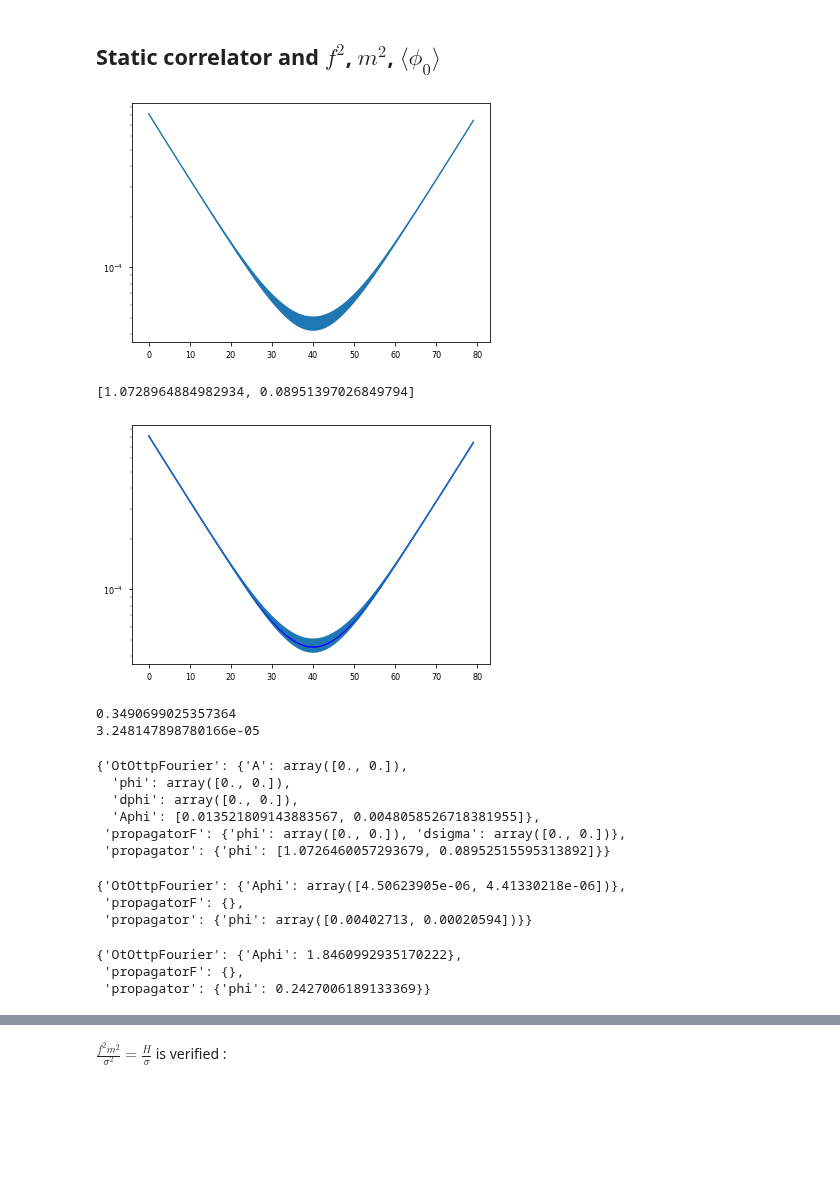
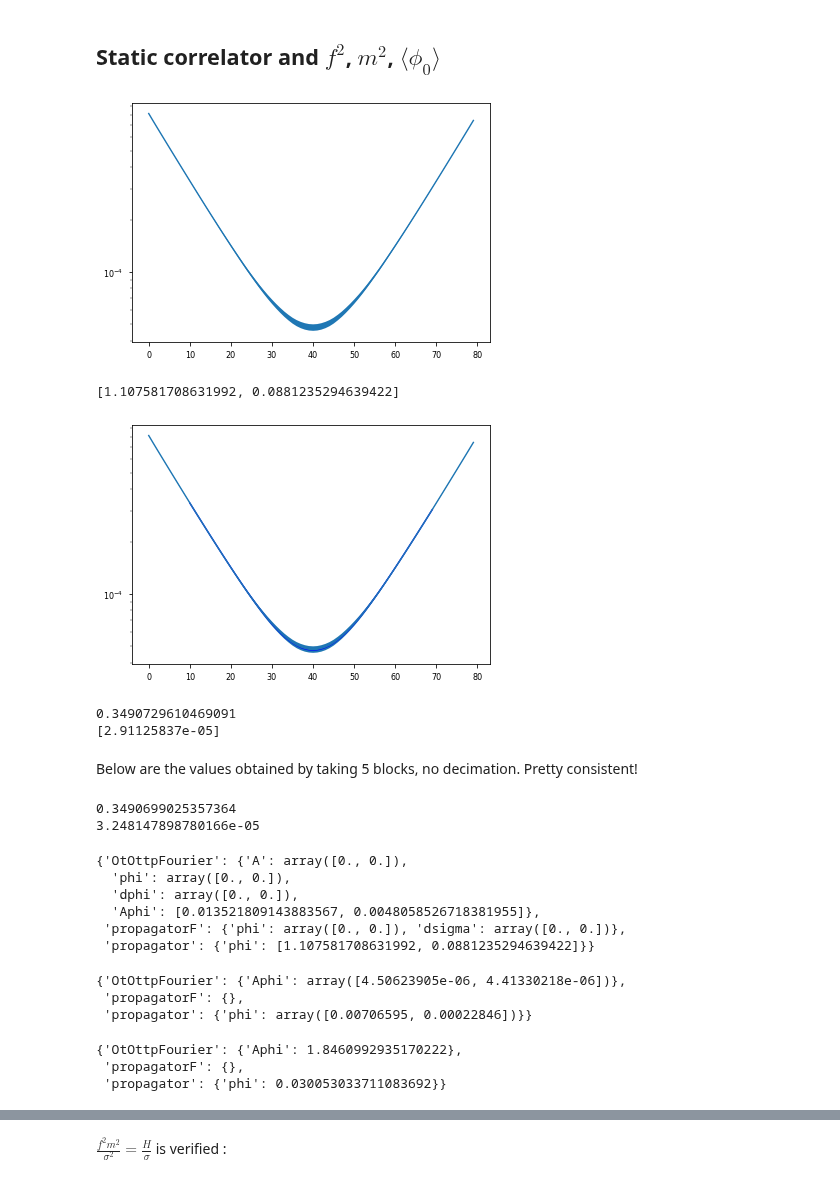
Before and after one commit to jannisgebbo/langevinA, a Jupyter notebook: jupyter_notebooks/superpaper_finalized.ipynb, the cells around one changed output, grey strips where cells are left out. Drawn from its saved outputs; the diff is of its cells as text; code cells hidden in the pictures; blank space fills up the shorter version.

Commit message:
Continue with plots.

```diff
--- a/jupyter_notebooks/superpaper_finalized.ipynb
+++ b/jupyter_notebooks/superpaper_finalized.ipynb
@@ -123,4 +123,5 @@ print(fitminus.averagechi2reduce)
 # %% [markdown]
 ## Static correlator and $f^2$, $m^2$, $\langle\phi_0\rangle$
 # %%
-dataminus.load("propagator", "phi", direc=processedDataDir)
+#dataminus.load("propagator", "phi", direc=processedDataDir)
+dataminus.load("propagator_raw","phi",direc=processedDataDir)
@@ -128,15 +131,15 @@ dataminus.load("propagator", "phi", direc=processedDataDir)
 plotter.plot(dataminus,"propagator", "phi")
 plt.yscale('log')
 # %% [output]
-[figure, old version]
+[figure, new version]
 # %%
 fitminus.setParValues("propagator", "phi", [1,0.1])
-fitminus.fit("propagator", "phi",minInd = 0, maxInd = None)
+fitminus.fit("propagator", "phi",minInd = 10, maxInd = -10)
 fitminus.plot("propagator", "phi")
 plotter.plot(dataminus,"propagator", "phi", yfact=1)
 #plt.ylim([0.1,60])
 plt.yscale('log')
 # %% [output]
-[1.0728964884982934, 0.08951397026849794]
+[1.107581708631992, 0.0881235294639422]
-[figure, old version]
+[figure, new version]
 # %%
@@ -144 +147,9 @@ dataminus.computeMean("phi0", lambda x, func : blocking(x,nBlock = 5, func=func)
+# %%
+print(dataminus.meanValues['phi0'].mean)
+print(dataminus.meanValues['phi0'].err)
+# %% [output]
+0.3490729610469091
+[2.91125837e-05]
+# %% [markdown]
+Below are the values obtained by taking 5 blocks, no decimation. Pretty consistent!
 # %%
@@ -155,18 +166,18 @@ fitminus.par
   'dphi': array([0., 0.]),
   'Aphi': [0.013521809143883567, 0.0048058526718381955]},
  'propagatorF': {'phi': array([0., 0.]), 'dsigma': array([0., 0.])},
- 'propagator': {'phi': [1.0726460057293679, 0.08952515595313892]}}
+ 'propagator': {'phi': [1.107581708631992, 0.0881235294639422]}}
 # %%
 fitminus.parErr
 # %% [output]
 {'OtOttpFourier': {'Aphi': array([4.50623905e-06, 4.41330218e-06])},
  'propagatorF': {},
- 'propagator': {'phi': array([0.00402713, 0.00020594])}}
+ 'propagator': {'phi': array([0.00706595, 0.00022846])}}
 # %%
 fitminus.averagechi2reduce
 # %% [output]
 {'OtOttpFourier': {'Aphi': 1.8460992935170222},
  'propagatorF': {},
- 'propagator': {'phi': 0.2427006189133369}}
+ 'propagator': {'phi': 0.030053033711083692}}
 # %%
 dataminus.save("propagator","phi", fmt = "gnuplot", yfact = 1.0)
```
Also changed, not shown: parts of 39 cells of this notebook, 5 other files.
